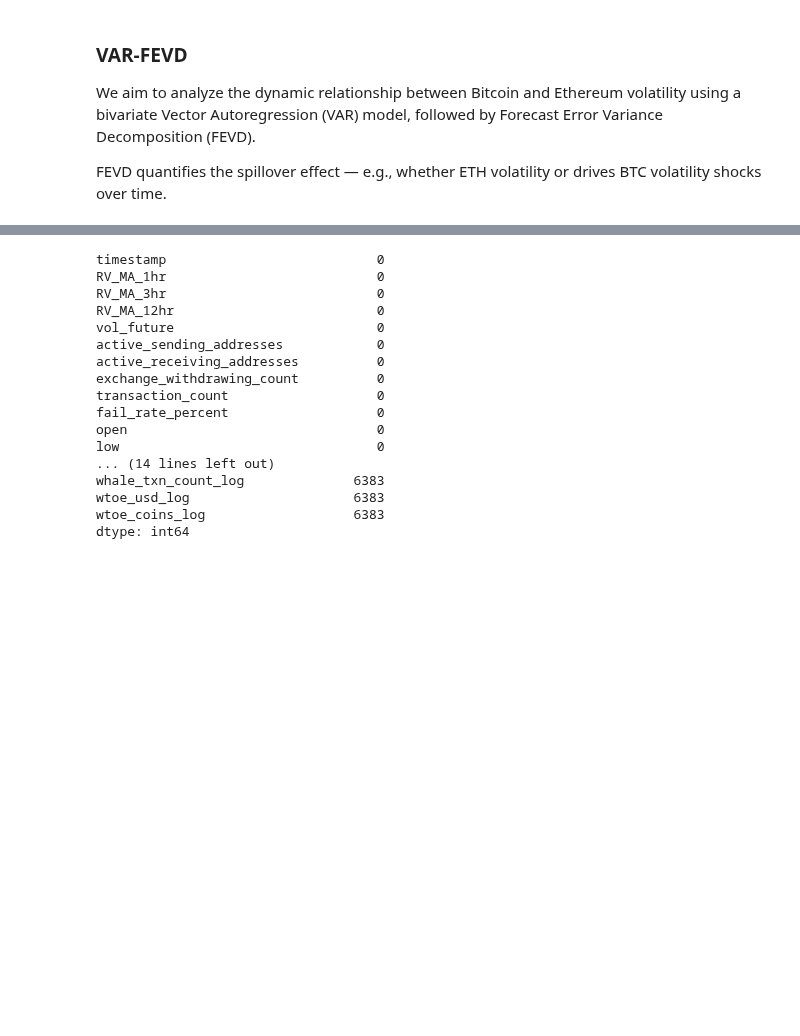
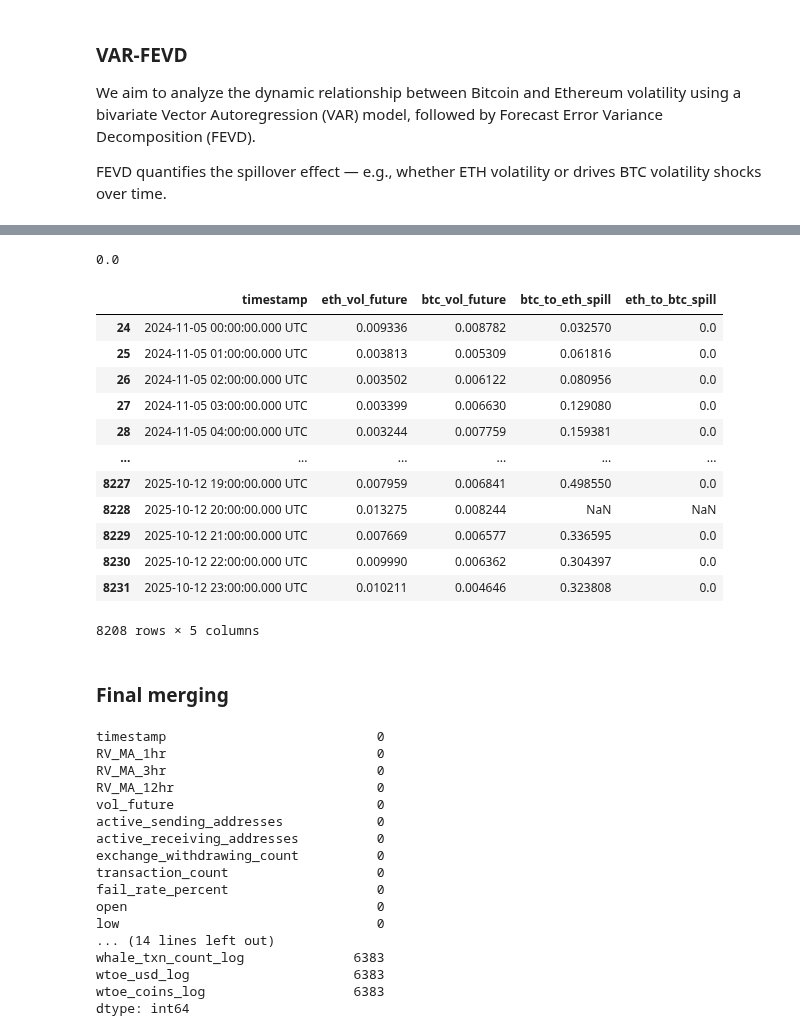
Before and after one commit to C3lineTan/DSE4101-CryptoWhale-2, a Jupyter notebook: Data Preprocessing/final_df_var_fevd.ipynb, the cells around one changed output, grey strips where cells are left out. Saved outputs shown, nothing was run; the diff lists cells and outputs as text; code cells hidden in the pictures; blank space fills up the shorter version.

```diff
--- a/Data Preprocessing/final_df_var_fevd.ipynb
+++ b/Data Preprocessing/final_df_var_fevd.ipynb
@@ -148,0 +52,11 @@ Index(['timestamp', 'RV_MA_1hr', 'RV_MA_3hr', 'RV_MA_12hr', 'vol_future',
+# %%
+# Renaming vol_future columns
+btc_vol_df = btc_vol_df.rename(columns={'vol_future': 'btc_vol_future'})
+eth_vol_df = eth_vol_df.rename(columns={'vol_future': 'eth_vol_future'})
+# %%
+vol_merged_df = pd.merge(eth_vol_df, btc_vol_df, on='datetime', how='inner')
+print(f'After merging vol data: {len(vol_merged_df)} columns')
+
+vol_merged_df = vol_merged_df.rename(columns={'datetime': 'timestamp'})
+
+vol_merged_df.head()
@@ -148,0 +78,6 @@ Index(['timestamp', 'RV_MA_1hr', 'RV_MA_3hr', 'RV_MA_12hr', 'vol_future',
+# %%
+for col in vol_merged_df.columns:
+    if col != 'timestamp':
+        lower_limit = vol_merged_df[col].quantile(0.05)
+        upper_limit = vol_merged_df[col].quantile(0.95)
+        vol_merged_df[col] = np.clip(vol_merged_df[col], lower_limit, upper_limit)
@@ -149,3 +542,29 @@ Index(['timestamp', 'RV_MA_1hr', 'RV_MA_3hr', 'RV_MA_12hr', 'vol_future',
+# %%
+ml_ready_df =ml_ready_df.reset_index()
+
+final_spillover_df = ml_ready_df[ml_ready_df['timestamp'] >= '2024-11-05']
+
+max(final_spillover_df['eth_to_btc_spill'])
+# %% [output]
+0.0
+# %%
+final_spillover_df
+# %% [output]
+|  | timestamp | eth_vol_future | btc_vol_future | btc_to_eth_spill | eth_to_btc_spill |
+| 24 | 2024-11-05 00:00:00.000 UTC | 0.009336 | 0.008782 | 0.032570 | 0.0 |
+| 25 | 2024-11-05 01:00:00.000 UTC | 0.003813 | 0.005309 | 0.061816 | 0.0 |
+| 26 | 2024-11-05 02:00:00.000 UTC | 0.003502 | 0.006122 | 0.080956 | 0.0 |
+| 27 | 2024-11-05 03:00:00.000 UTC | 0.003399 | 0.006630 | 0.129080 | 0.0 |
+| 28 | 2024-11-05 04:00:00.000 UTC | 0.003244 | 0.007759 | 0.159381 | 0.0 |
+| ... | ... | ... | ... | ... | ... |
+| 8227 | 2025-10-12 19:00:00.000 UTC | 0.007959 | 0.006841 | 0.498550 | 0.0 |
+| 8228 | 2025-10-12 20:00:00.000 UTC | 0.013275 | 0.008244 | NaN | NaN |
+| 8229 | 2025-10-12 21:00:00.000 UTC | 0.007669 | 0.006577 | 0.336595 | 0.0 |
+| 8230 | 2025-10-12 22:00:00.000 UTC | 0.009990 | 0.006362 | 0.304397 | 0.0 |
+| 8231 | 2025-10-12 23:00:00.000 UTC | 0.010211 | 0.004646 | 0.323808 | 0.0 |
+8208 rows × 5 columns
+# %% [markdown]
+### Final merging
 # %%
 
 eth_whale_alerts_df['datetime1h'] = pd.to_datetime(eth_whale_alerts_df['datetime1h'], utc=True)
```
Also changed, not shown: parts of 17 cells of this notebook.
